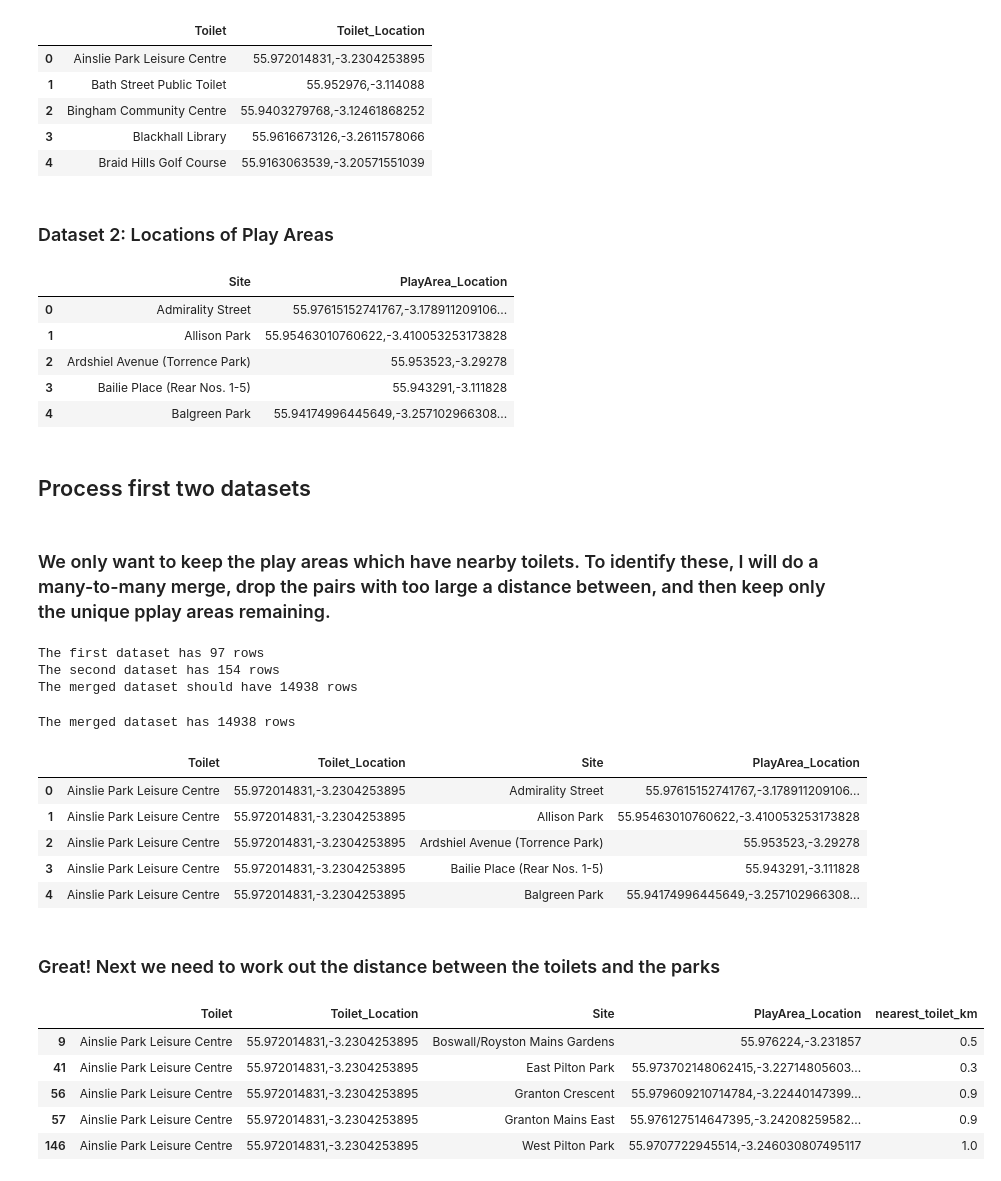
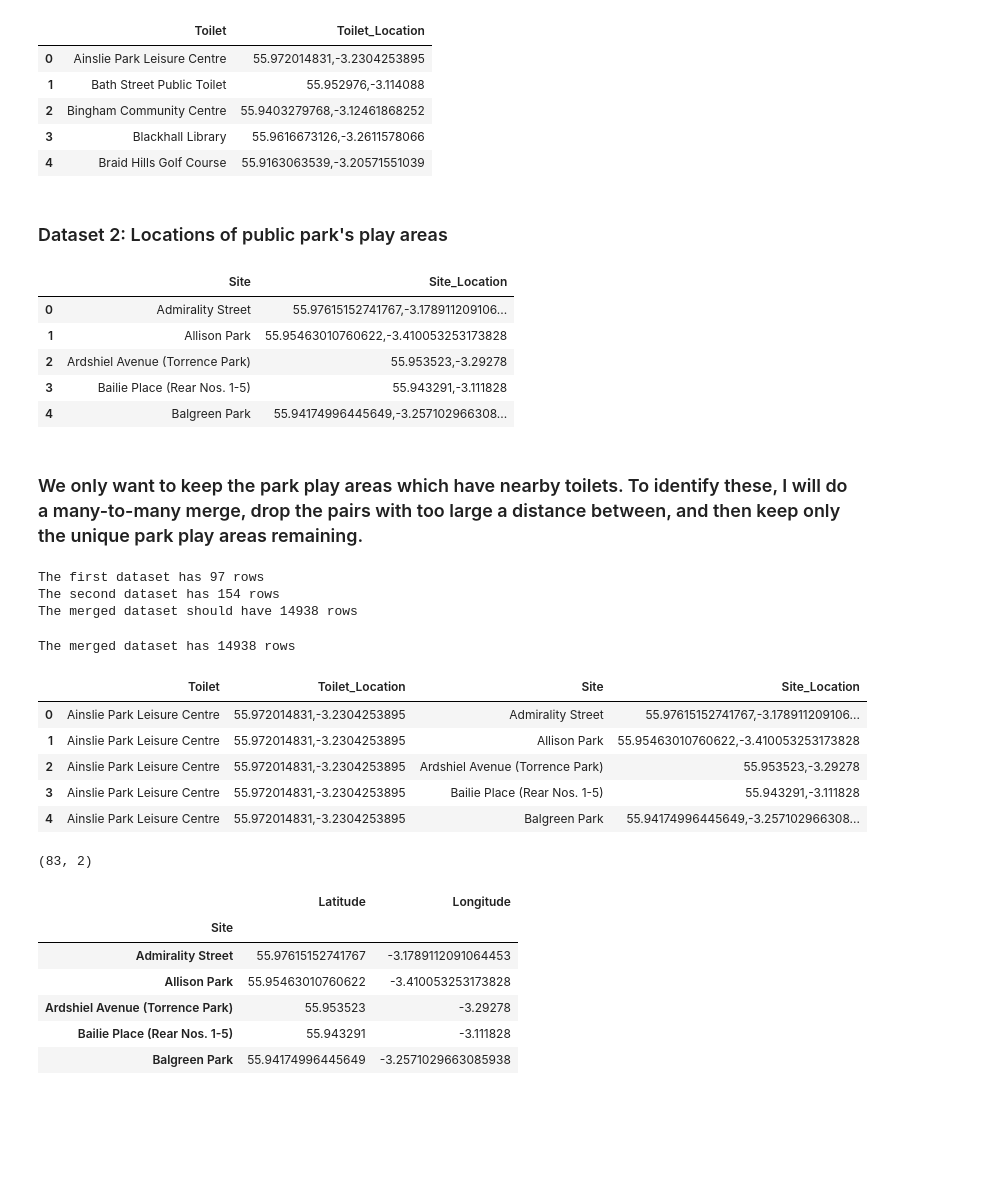
Before and after one commit to hollytibble/Coursera_Capstone, a Jupyter notebook: Holly's Data Science Capstone Project.ipynb, the cells around one changed output. Saved outputs shown, nothing was run; the diff lists cells and outputs as text; code cells hidden in the pictures; blank space fills up the shorter version.

```diff
--- a/Holly's Data Science Capstone Project.ipynb
+++ b/Holly's Data Science Capstone Project.ipynb
@@ -46,23 +48,21 @@ df.head()
 | 3 | Blackhall Library | 55.9616673126,-3.2611578066 |
 | 4 | Braid Hills Golf Course | 55.9163063539,-3.20571551039 |
 # %% [markdown]
-### Dataset 2: Locations of Play Areas
+### Dataset 2: Locations of public park's play areas
 # %%
 df2=pd.read_csv("https://data.edinburghopendata.info/dataset/a22a4332-b73f-4477-834c-76d22ed8f993/resource/0e3b0a25-5bae-45b0-beb4-e63178305741/download/directoryexport60.csv")
 df2 = df2[['Site','Location map']]
-df2.rename(columns={'Location map':'PlayArea_Location'},inplace=True)
+df2.rename(columns={'Location map':'Site_Location'},inplace=True)
 df2.head()
 # %% [output]
-|  | Site | PlayArea_Location |
+|  | Site | Site_Location |
 | 0 | Admirality Street | 55.97615152741767,-3.178911209106... |
 | 1 | Allison Park | 55.95463010760622,-3.410053253173828 |
 | 2 | Ardshiel Avenue (Torrence Park) | 55.953523,-3.29278 |
 | 3 | Bailie Place (Rear Nos. 1-5) | 55.943291,-3.111828 |
 | 4 | Balgreen Park | 55.94174996445649,-3.257102966308... |
-# %% [markdown]
-## Process first two datasets
 # %% [markdown]
-### We only want to keep the play areas which have nearby toilets.  To identify these, I will do a many-to-many merge, drop the pairs with too large a distance between, and then keep only the unique pplay areas remaining.
+### We only want to keep the park play areas which have nearby toilets.  To identify these, I will do a many-to-many merge, drop the pairs with too large a distance between, and then keep only the unique park play areas remaining.
 # %%
 # First, let's drop any na data
 df=df.dropna()
@@ -89,27 +89,33 @@ print('The merged dataset has {} rows'.format(df.shape[0]))
 df.head()
 # %% [output]
 The merged dataset has 14938 rows
-|  | Toilet | Toilet_Location | Site | PlayArea_Location |
+|  | Toilet | Toilet_Location | Site | Site_Location |
 | 0 | Ainslie Park Leisure Centre | 55.972014831,-3.2304253895 | Admirality Street | 55.97615152741767,-3.178911209106... |
 | 1 | Ainslie Park Leisure Centre | 55.972014831,-3.2304253895 | Allison Park | 55.95463010760622,-3.410053253173828 |
 | 2 | Ainslie Park Leisure Centre | 55.972014831,-3.2304253895 | Ardshiel Avenue (Torrence Park) | 55.953523,-3.29278 |
 | 3 | Ainslie Park Leisure Centre | 55.972014831,-3.2304253895 | Bailie Place (Rear Nos. 1-5) | 55.943291,-3.111828 |
 | 4 | Ainslie Park Leisure Centre | 55.972014831,-3.2304253895 | Balgreen Park | 55.94174996445649,-3.257102966308... |
-# %% [markdown]
-### Great! Next we need to work out the distance between the toilets and the parks
 # %%
 import geopy.distance
 df['nearest_toilet_km'] = round(df.apply(lambda row: geopy.distance.distance(row['Toilet_Location'],
-                                                                         row['PlayArea_Location']).km,
+                                                                         row['Site_Location']).km,
                                      axis=1),1)
 # Let's drop those with distance more than 1km
-df=df[df['nearest_toilet_km']<=1]
+df=df[df['nearest_toilet_km']<=0.5].drop('nearest_toilet_km',axis=1)
 
-df.head()
+# Make a df of the playareas, keeping only unique sites (with a toilet within a km)
+df_playareas=df[['Site','Site_Location']]
+df_playareas = df_playareas.groupby('Site', axis=0).first()
+# Split the coordinates into latitude and longitude, as the next function will need
+df_playareas[['Latitude','Longitude']]=df_playareas['Site_Location'].str.split(',', expand=True)
+df_playareas=df_playareas.drop('Site_Location', axis=1)
+df_playareas.head()
 # %% [output]
+(83, 2)
-|  | Toilet | Toilet_Location | Site | PlayArea_Location | nearest_toilet_km |
-| 9 | Ainslie Park Leisure Centre | 55.972014831,-3.2304253895 | Boswall/Royston Mains Gardens | 55.976224,-3.231857 | 0.5 |
-| 41 | Ainslie Park Leisure Centre | 55.972014831,-3.2304253895 | East Pilton Park | 55.973702148062415,-3.22714805603... | 0.3 |
-| 56 | Ainslie Park Leisure Centre | 55.972014831,-3.2304253895 | Granton Crescent | 55.979609210714784,-3.22440147399... | 0.9 |
-| 57 | Ainslie Park Leisure Centre | 55.972014831,-3.2304253895 | Granton Mains East | 55.976127514647395,-3.24208259582... | 0.9 |
-| 146 | Ainslie Park Leisure Centre | 55.972014831,-3.2304253895 | West Pilton Park | 55.9707722945514,-3.246030807495117 | 1.0 |
+|  | Latitude | Longitude |
+| Site |  |  |
+| Admirality Street | 55.97615152741767 | -3.1789112091064453 |
+| Allison Park | 55.95463010760622 | -3.410053253173828 |
+| Ardshiel Avenue (Torrence Park) | 55.953523 | -3.29278 |
+| Bailie Place (Rear Nos. 1-5) | 55.943291 | -3.111828 |
+| Balgreen Park | 55.94174996445649 | -3.2571029663085938 |
```
Also changed, not shown: parts of 21 cells of this notebook.
